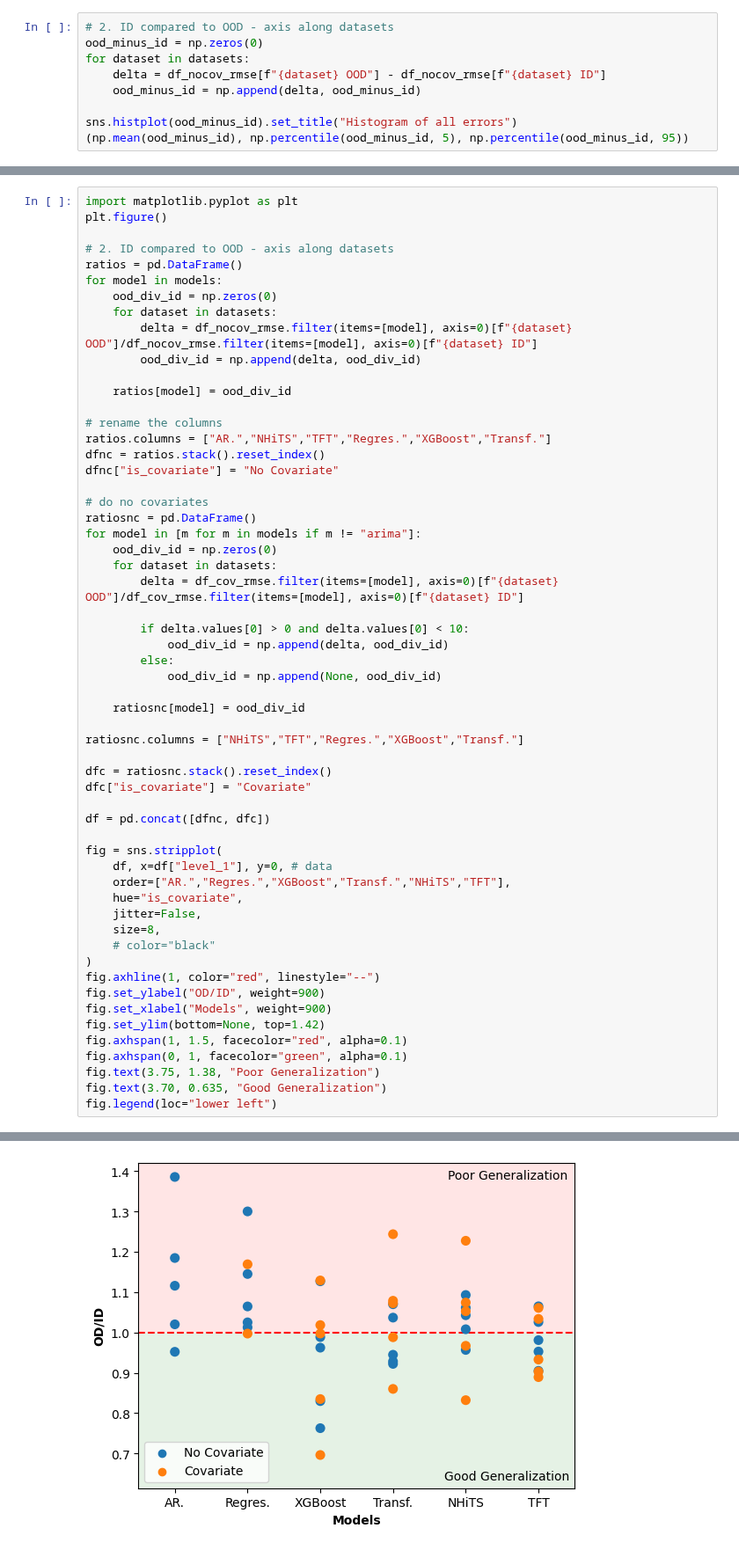
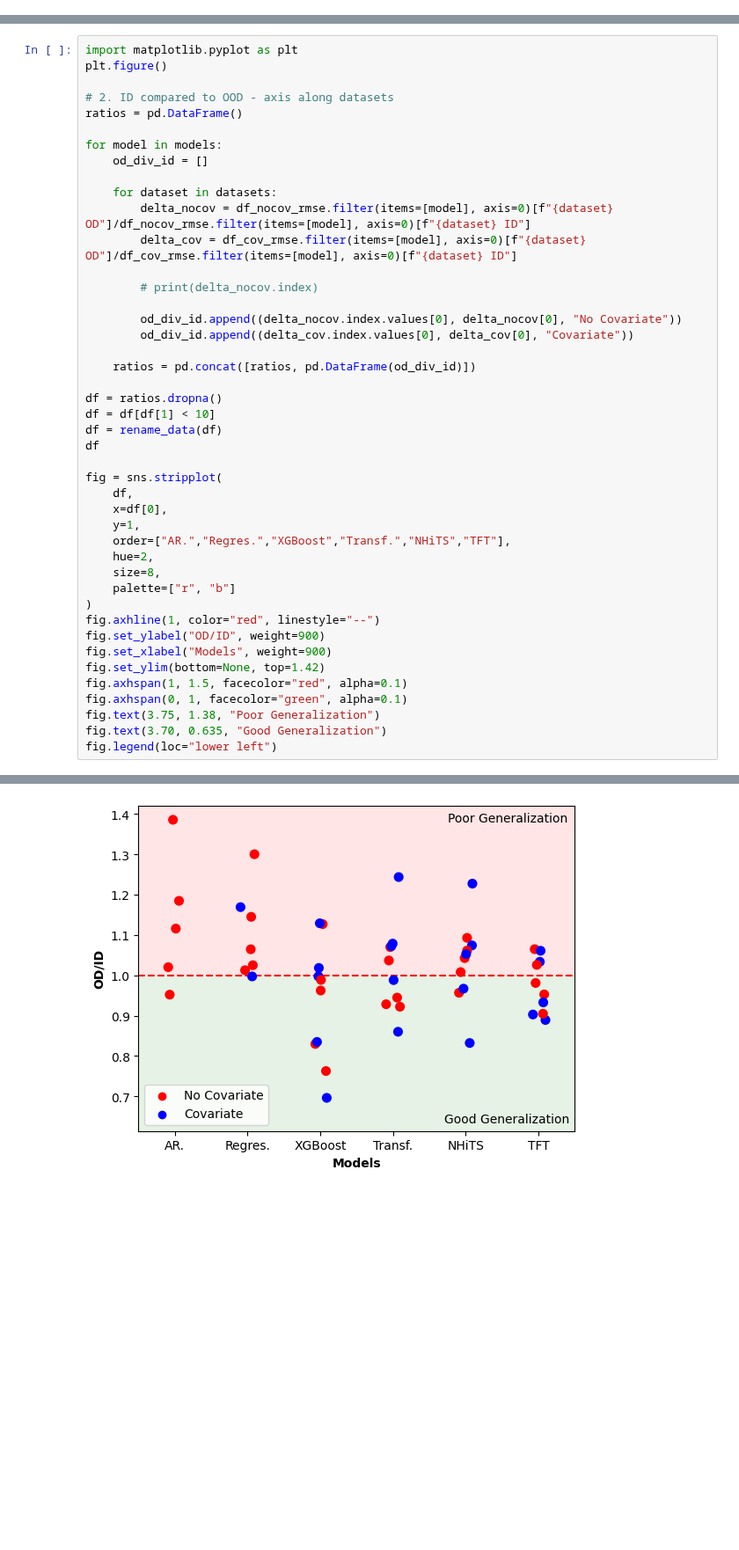
Before and after one commit to IrinaStatsLab/GlucoBench, a Jupyter notebook: presentation/njf-plots.ipynb, the cells around one changed output, grey strips where cells are left out. Shown at 88% size. Drawn from its saved outputs; the diff is of its cells as text; blank space fills up the shorter version.

```diff
--- a/presentation/njf-plots.ipynb
+++ b/presentation/njf-plots.ipynb
@@ -127,9 +103,0 @@ Mean of all errors (no cov):  9.726042182631375
-# %%
-# 2. ID compared to OOD - axis along datasets
-ood_minus_id = np.zeros(0)
-for dataset in datasets:
-    delta = df_nocov_rmse[f"{dataset} OOD"] - df_nocov_rmse[f"{dataset} ID"]
-    ood_minus_id = np.append(delta, ood_minus_id)
-
-sns.histplot(ood_minus_id).set_title("Histogram of all errors")
-(np.mean(ood_minus_id), np.percentile(ood_minus_id, 5), np.percentile(ood_minus_id, 95))
@@ -139,61 +104,48 @@ sns.histplot(ood_minus_id).set_title("Histogram of all errors")
 # %%
 import matplotlib.pyplot as plt
 plt.figure()
 
 # 2. ID compared to OOD - axis along datasets
 ratios = pd.DataFrame()
+
 for model in models:
-    ood_div_id = np.zeros(0)
+    od_div_id = []
+
     for dataset in datasets:
-        delta = df_nocov_rmse.filter(items=[model], axis=0)[f"{dataset} OOD"]/df_nocov_rmse.filter(items=[model], axis=0)[f"{dataset} ID"]
-        ood_div_id = np.append(delta, ood_div_id)
+        delta_nocov = df_nocov_rmse.filter(items=[model], axis=0)[f"{dataset} OD"]/df_nocov_rmse.filter(items=[model], axis=0)[f"{dataset} ID"]
+        delta_cov = df_cov_rmse.filter(items=[model], axis=0)[f"{dataset} OD"]/df_cov_rmse.filter(items=[model], axis=0)[f"{dataset} ID"]
 
-    ratios[model] = ood_div_id
+        # print(delta_nocov.index)
 
-# rename the columns
-ratios.columns = ["AR.","NHiTS","TFT","Regres.","XGBoost","Transf."]
-dfnc = ratios.stack().reset_index()
-dfnc["is_covariate"] = "No Covariate"
+        od_div_id.append((delta_nocov.index.values[0], delta_nocov[0], "No Covariate"))
+        od_div_id.append((delta_cov.index.values[0], delta_cov[0], "Covariate"))
 
-# do no covariates
-ratiosnc = pd.DataFrame()
-for model in [m for m in models if m != "arima"]:
-    ood_div_id = np.zeros(0)
-    for dataset in datasets:
-        delta = df_cov_rmse.filter(items=[model], axis=0)[f"{dataset} OOD"]/df_cov_rmse.filter(items=[model], axis=0)[f"{dataset} ID"]
+    ratios = pd.concat([ratios, pd.DataFrame(od_div_id)])
 
-        if delta.values[0] > 0 and delta.values[0] < 10:
-            ood_div_id = np.append(delta, ood_div_id)
-        else:
-            ood_div_id = np.append(None, ood_div_id)
-
-    ratiosnc[model] = ood_div_id
-
-ratiosnc.columns = ["NHiTS","TFT","Regres.","XGBoost","Transf."]
-
-dfc = ratiosnc.stack().reset_index()
-dfc["is_covariate"] = "Covariate"
-
-df = pd.concat([dfnc, dfc])
+df = ratios.dropna()
+df = df[df[1] < 10]
+df = rename_data(df)
+df
 
 fig = sns.stripplot(
-    df, x=df["level_1"], y=0, # data
+    df,
+    x=df[0],
+    y=1,
     order=["AR.","Regres.","XGBoost","Transf.","NHiTS","TFT"],
-    hue="is_covariate",
-    jitter=False,
+    hue=2,
     size=8,
-    # color="black"
+    palette=["r", "b"]
 )
 fig.axhline(1, color="red", linestyle="--")
 fig.set_ylabel("OD/ID", weight=900)
 fig.set_xlabel("Models", weight=900)
 fig.set_ylim(bottom=None, top=1.42)
 fig.axhspan(1, 1.5, facecolor="red", alpha=0.1)
 fig.axhspan(0, 1, facecolor="green", alpha=0.1)
 fig.text(3.75, 1.38, "Poor Generalization")
 fig.text(3.70, 0.635, "Good Generalization")
 fig.legend(loc="lower left")
 # %% [output]
 <matplotlib.legend.Legend at 0x...>
-[figure, old version]
+[figure, new version]
 # %%
```
Also changed, not shown: parts of 6 cells of this notebook, 2 other files.
